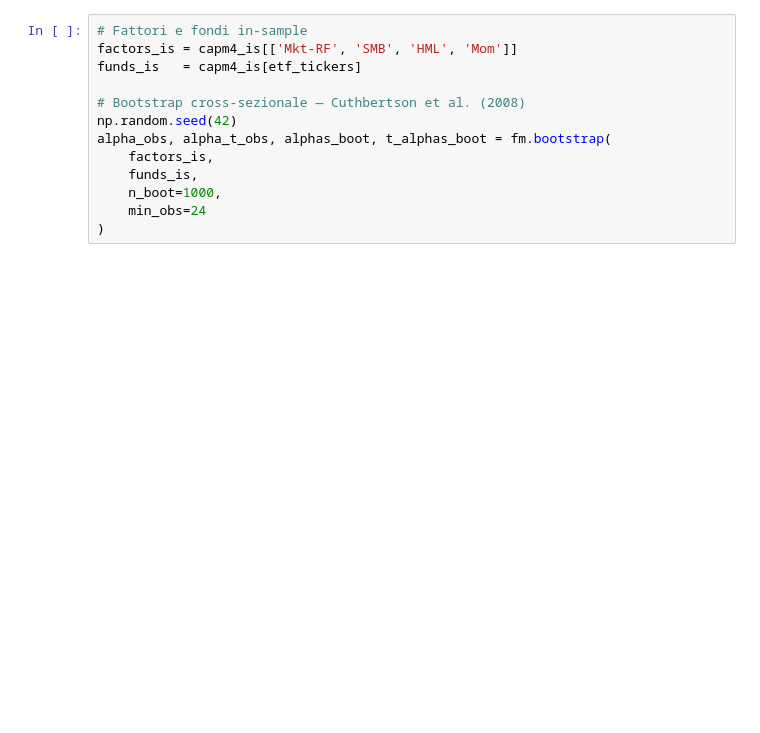
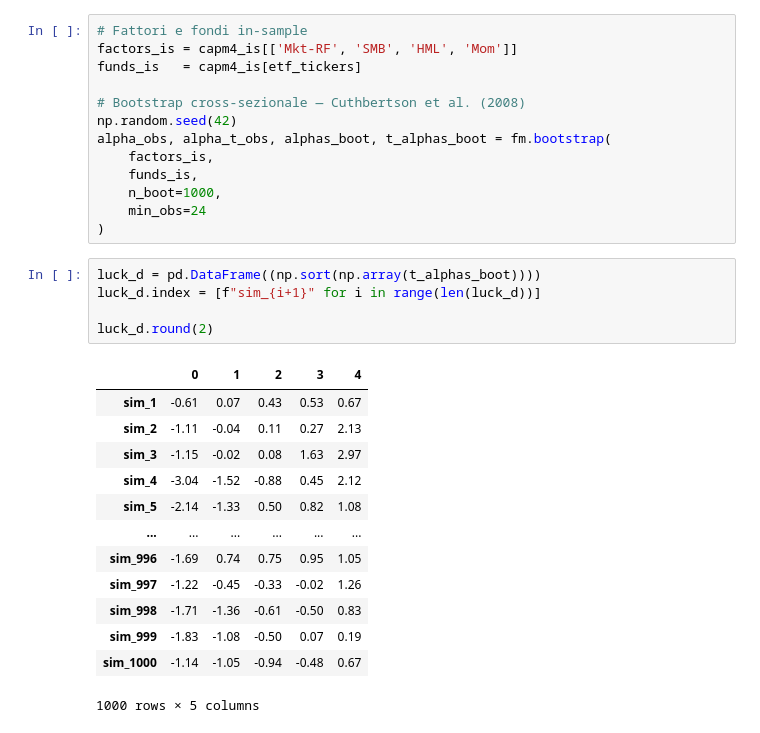
Before and after one commit to fenicola/Ark_Invest_skill_or_luck, a Jupyter notebook: skill_or_luck.ipynb, the cells around one changed output. Drawn from its saved outputs; the diff is of its cells as text; blank space fills up the shorter version.

```diff
--- a/skill_or_luck.ipynb
+++ b/skill_or_luck.ipynb
@@ -435,3 +452,22 @@ alpha_obs, alpha_t_obs, alphas_boot, t_alphas_boot = fm.bootstrap(
     n_boot=1000,
     min_obs=24
 )
+# %%
+luck_d = pd.DataFrame((np.sort(np.array(t_alphas_boot))))
+luck_d.index = [f"sim_{i+1}" for i in range(len(luck_d))]
+
+luck_d.round(2)
+# %% [output]
+|  | 0 | 1 | 2 | 3 | 4 |
+| sim_1 | -0.61 | 0.07 | 0.43 | 0.53 | 0.67 |
+| sim_2 | -1.11 | -0.04 | 0.11 | 0.27 | 2.13 |
+| sim_3 | -1.15 | -0.02 | 0.08 | 1.63 | 2.97 |
+| sim_4 | -3.04 | -1.52 | -0.88 | 0.45 | 2.12 |
+| sim_5 | -2.14 | -1.33 | 0.50 | 0.82 | 1.08 |
+| ... | ... | ... | ... | ... | ... |
+| sim_996 | -1.69 | 0.74 | 0.75 | 0.95 | 1.05 |
+| sim_997 | -1.22 | -0.45 | -0.33 | -0.02 | 1.26 |
+| sim_998 | -1.71 | -1.36 | -0.61 | -0.50 | 0.83 |
+| sim_999 | -1.83 | -1.08 | -0.50 | 0.07 | 0.19 |
+| sim_1000 | -1.14 | -1.05 | -0.94 | -0.48 | 0.67 |
+1000 rows × 5 columns
```
Also changed, not shown: parts of 7 cells of this notebook, 1 other file.
